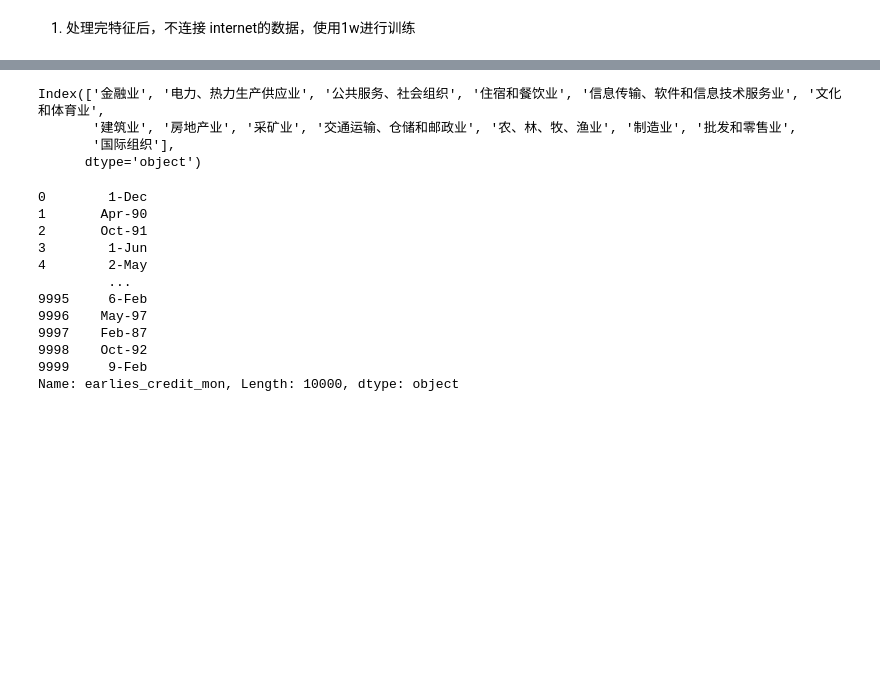
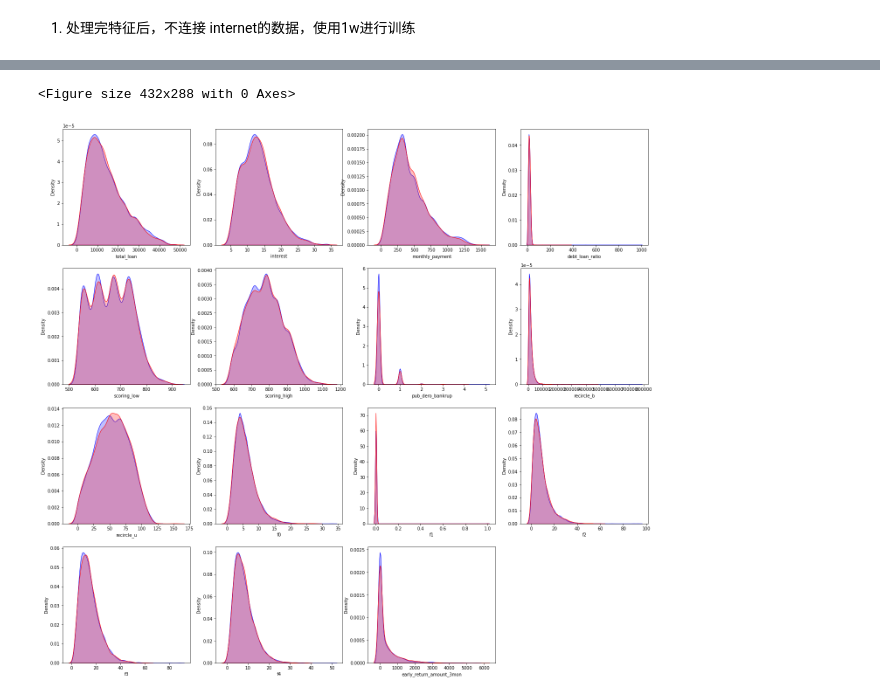
Before and after one commit to iszhangli/DataMining, a Jupyter notebook: 8_个人违约贷款/2_preprocessing.ipynb, the cells around one changed output, grey strips where cells are left out. Drawn from its saved outputs; the diff is of its cells as text; code cells hidden in the pictures; blank space fills up the shorter version.

```diff
--- a/8_个人违约贷款/2_preprocessing.ipynb
+++ b/8_个人违约贷款/2_preprocessing.ipynb
@@ -117 +128,6 @@ train_net['pub_dero_bankrup'].isna().sum()
+# %%
+plot_feature_kde(train_pub, test_pub, feature_type['float64'])
+# %% [output]
+<Figure size 432x288 with 0 Axes>
+[figure, added]
 # %%
@@ -122,27 +146,3 @@ train_net['pub_dero_bankrup'].isna().sum()
 # ---------------------------------- 85%
 # 4. 连接起来的话，需要对数据进行更加细致的分析
 # 5. 衍生其他的特征
-# %%
-employer_type = train_pub['employer_type'].value_counts().index
-dict(zip(employer_type, [0,1,2,3,4,5]))
-industry = train_pub['industry'].value_counts().index
-print(industry)
-dict(zip(industry, [i for i in range(15)]))
-train_pub['earlies_credit_mon']
-# %% [output]
-Index(['金融业', '电力、热力生产供应业', '公共服务、社会组织', '住宿和餐饮业', '信息传输、软件和信息技术服务业', '文化和体育业',
-       '建筑业', '房地产业', '采矿业', '交通运输、仓储和邮政业', '农、林、牧、渔业', '制造业', '批发和零售业',
-       '国际组织'],
-      dtype='object')
-0        1-Dec
-1       Apr-90
-2       Oct-91
-3        1-Jun
-4        2-May
-         ...
-9995     6-Feb
-9996    May-97
-9997    Feb-87
-9998    Oct-92
-9999     9-Feb
-Name: earlies_credit_mon, Length: 10000, dtype: object
```
Also changed, not shown: parts of 10 cells of this notebook, 4 other files.
